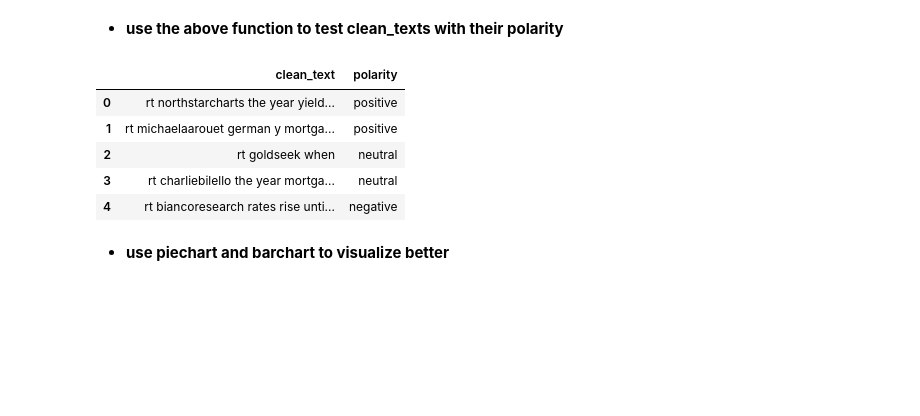
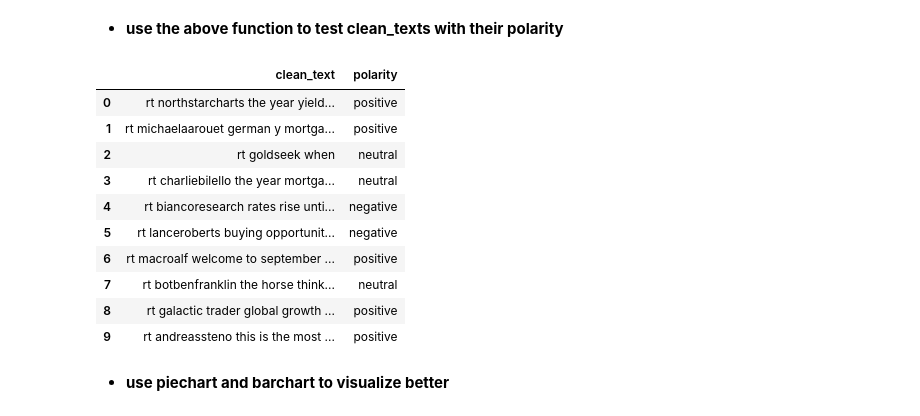
Before and after one commit to gezish/Twitter-Data-Analysis, a Jupyter notebook: Notebook/Sentiment_analysis_topic_modelling.ipynb, the cells around one changed output. Saved outputs shown, nothing was run; the diff lists cells and outputs as text; code cells hidden in the pictures; blank space fills up the shorter version.

```diff
--- a/Notebook/Sentiment_analysis_topic_modelling.ipynb
+++ b/Notebook/Sentiment_analysis_topic_modelling.ipynb
@@ -269,14 +274,19 @@ def text_category(p):
 - **use the above function to test clean_texts with their polarity**
 # %%
 df["polarity"] = df["polarity"].apply(text_category)
-df[:5]
+df[:10]
 # %% [output]
 |  | clean_text | polarity |
 | 0 | rt northstarcharts the year yield... | positive |
 | 1 | rt michaelaarouet german y mortga... | positive |
 | 2 | rt goldseek when | neutral |
 | 3 | rt charliebilello the year mortga... | neutral |
 | 4 | rt biancoresearch rates rise unti... | negative |
+| 5 | rt lanceroberts buying opportunit... | negative |
+| 6 | rt macroalf welcome to september ... | positive |
+| 7 | rt botbenfranklin the horse think... | neutral |
+| 8 | rt galactic trader global growth ... | positive |
+| 9 | rt andreassteno this is the most ... | positive |
 # %% [markdown]
 - **use piechart and barchart to visualize better**
 # %%
```
Also changed, not shown: parts of 15 cells of this notebook.
